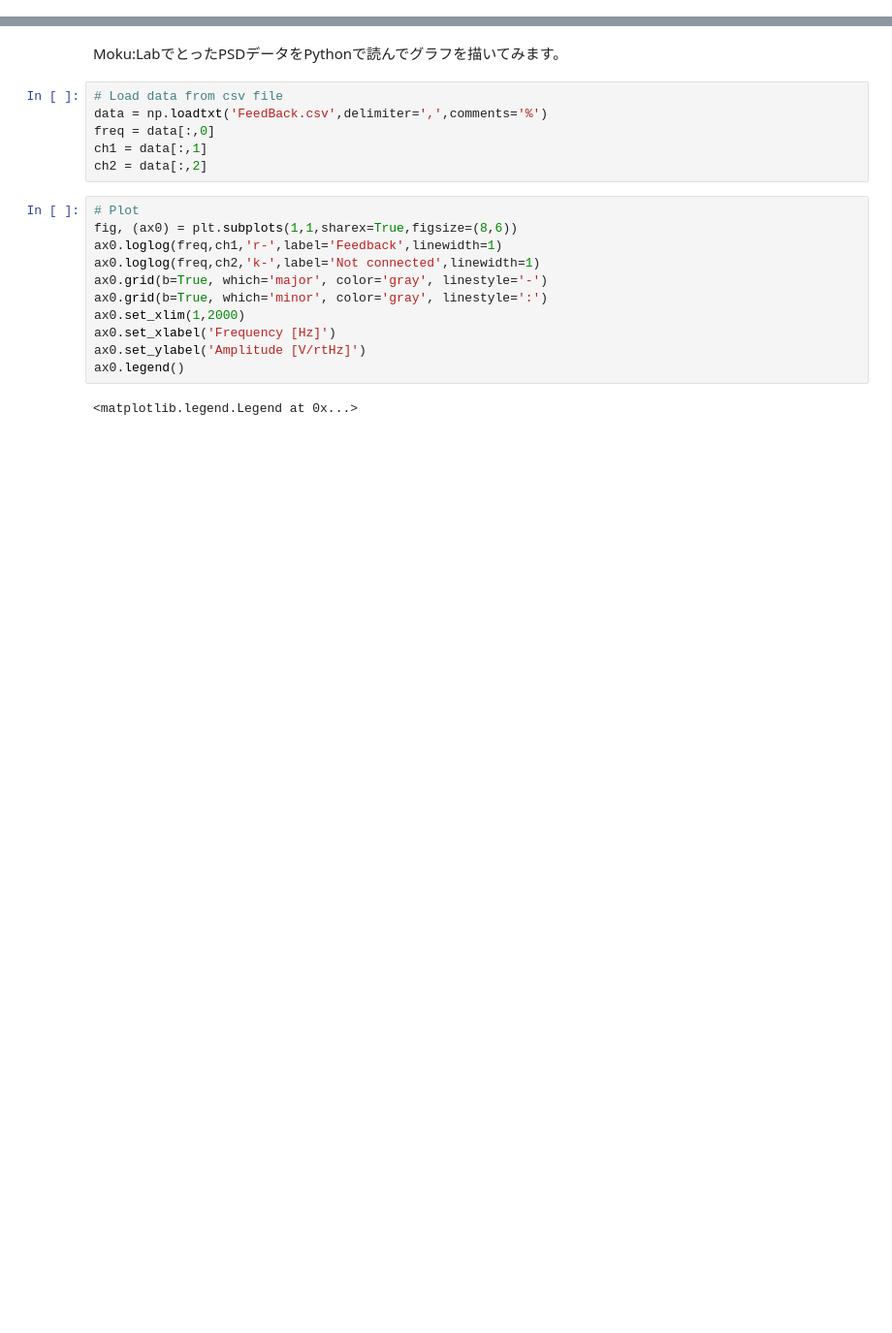
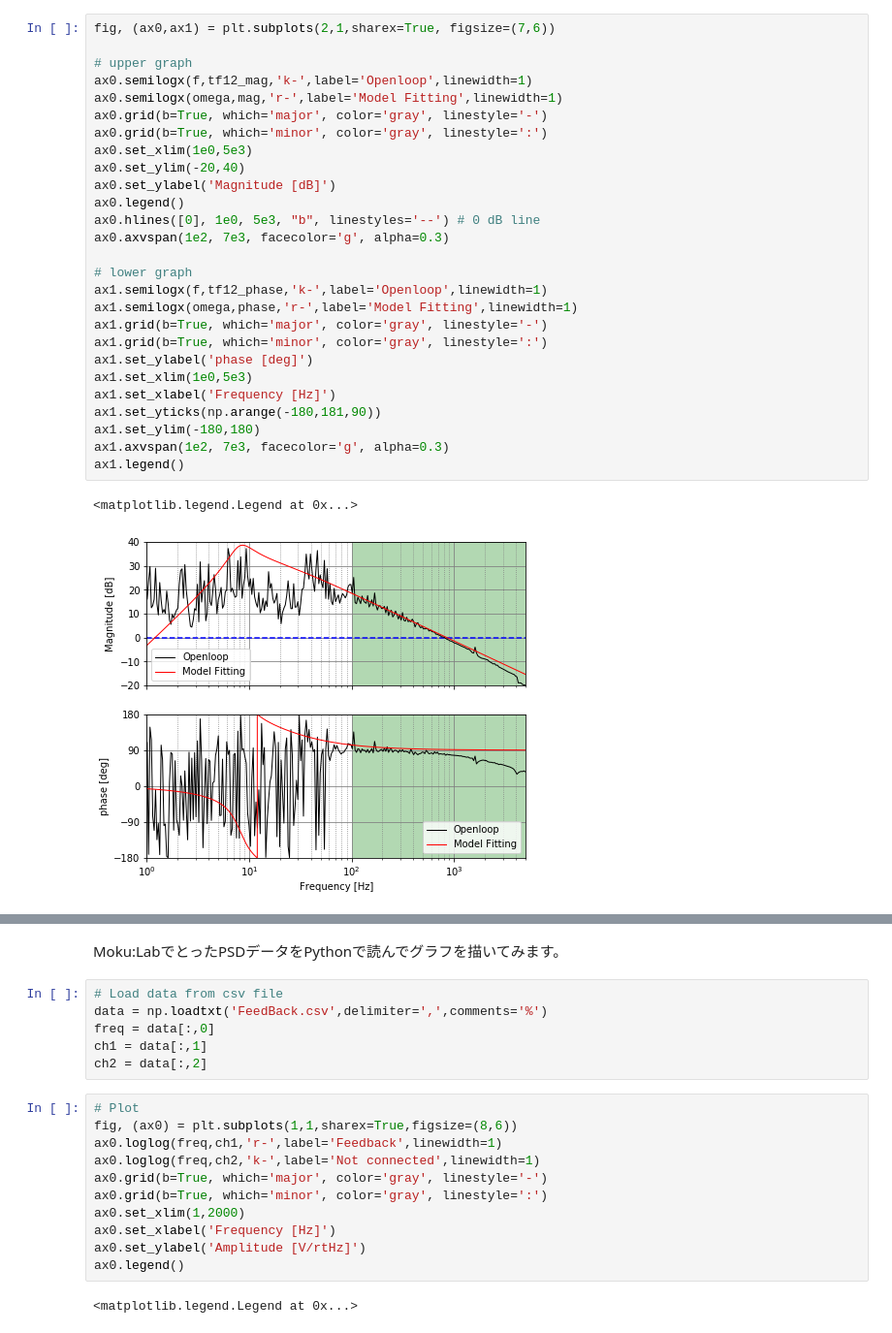
Before and after one commit to MiyoKouseki/science-camp, a Jupyter notebook: example2019/ScenceCamp.ipynb, the cells around one changed output, grey strips where cells are left out. Shown at 97% size. Cells and saved outputs as stored; diff of their text form; blank space fills up the shorter version.

```diff
--- a/example2019/ScenceCamp.ipynb
+++ b/example2019/ScenceCamp.ipynb
@@ -7,0 +127,30 @@ import matplotlib.pyplot as plt
+# %%
+fig, (ax0,ax1) = plt.subplots(2,1,sharex=True, figsize=(7,6))
+
+# upper graph
+ax0.semilogx(f,tf12_mag,'k-',label='Openloop',linewidth=1)
+ax0.semilogx(omega,mag,'r-',label='Model Fitting',linewidth=1)
+ax0.grid(b=True, which='major', color='gray', linestyle='-')
+ax0.grid(b=True, which='minor', color='gray', linestyle=':')
+ax0.set_xlim(1e0,5e3)
+ax0.set_ylim(-20,40)
+ax0.set_ylabel('Magnitude [dB]')
+ax0.legend()
+ax0.hlines([0], 1e0, 5e3, "b", linestyles='--') # 0 dB line
+ax0.axvspan(1e2, 7e3, facecolor='g', alpha=0.3)
+
+# lower graph
+ax1.semilogx(f,tf12_phase,'k-',label='Openloop',linewidth=1)
+ax1.semilogx(omega,phase,'r-',label='Model Fitting',linewidth=1)
+ax1.grid(b=True, which='major', color='gray', linestyle='-')
+ax1.grid(b=True, which='minor', color='gray', linestyle=':')
+ax1.set_ylabel('phase [deg]')
+ax1.set_xlim(1e0,5e3)
+ax1.set_xlabel('Frequency [Hz]')
+ax1.set_yticks(np.arange(-180,181,90))
+ax1.set_ylim(-180,180)
+ax1.axvspan(1e2, 7e3, facecolor='g', alpha=0.3)
+ax1.legend()
+# %% [output]
+<matplotlib.legend.Legend at 0x...>
+[figure, added]
```
Also changed, not shown: parts of 37 cells of this notebook, 1 other file.
